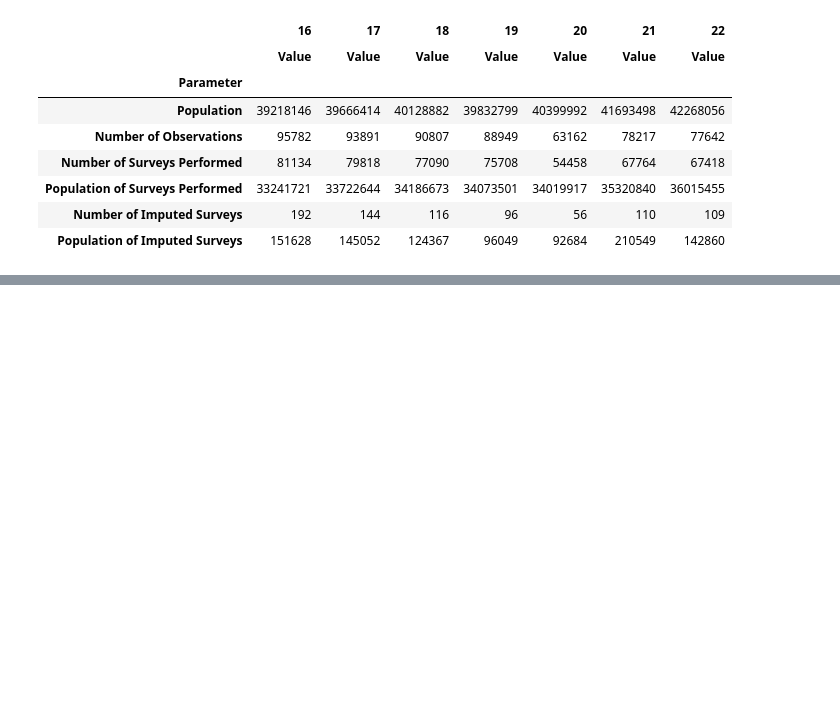
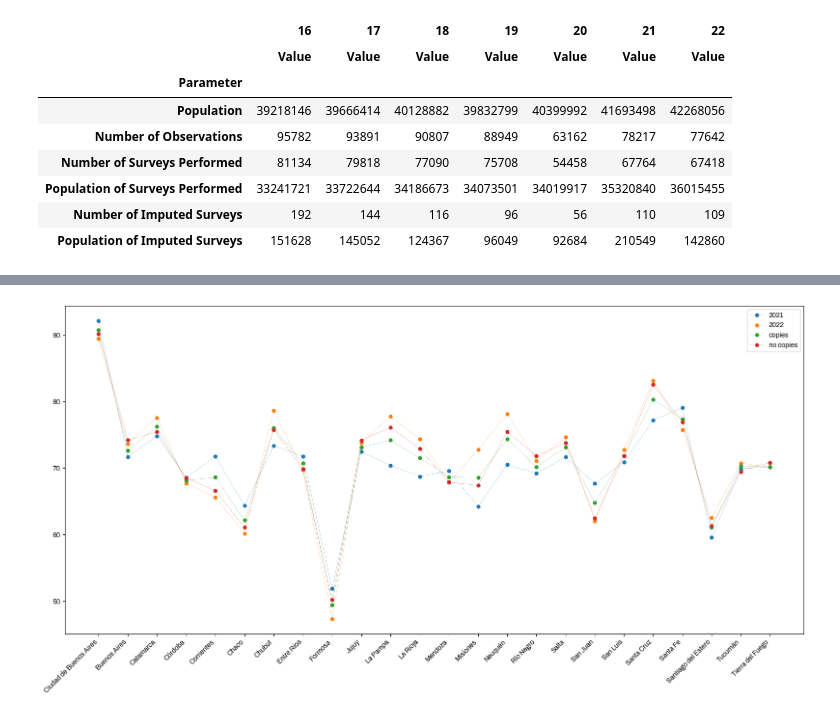
Before and after one commit to datos-Fundar/indice-mercado-trabajo-ingresos, a Jupyter notebook: scripts/04_chequeo_EPH.ipynb, the cells around one changed output, grey strips where cells are left out. Saved outputs shown, nothing was run; the diff lists cells and outputs as text; code cells hidden in the pictures; blank space fills up the shorter version.

```diff
--- a/scripts/04_chequeo_EPH.ipynb
+++ b/scripts/04_chequeo_EPH.ipynb
@@ -289,0 +776,11 @@ plt.hist(income_dist_2021['Weighted Income'], bins=100);
+# %%
+ratio_empleo, error_empleo = ratio_tasa_empleo(df_merged_with_copies, tipo='Urbano', base='Individual')
+ratio_desempleo, error_desempleo = ratio_tasa_desempleo(df_merged_with_copies, tipo='Urbano', base='Individual')
+ratio_informalidad, error_informalidad = ratio_tasa_registro(df_merged_with_copies, tipo='Urbano', base='Individual')
+ratio_horas_remuneradas, error_horas_remuneradas = ratio_tasa_horas_remuneradas(df_merged_with_copies, tipo='Urbano', base='Individual')
+ratio_poblacion_dependiente, error_poblacion_dependiente = ratio_tasa_poblacion_dependiente(df_merged_with_copies, tipo='Urbano', base='Individual')
+ratio_ingreso_laboral, error_ingreso_laboral = ratio_tasa_empleo(df_merged_with_copies, tipo='Urbano', base='Individual')
+ratio_pobreza, error_pobreza = ratio_tasa_empleo(df_merged_with_copies, tipo='Urbano', base='Individual')
+
+df_ratio_with_copies = df_merge_ratios(ratio_empleo, ratio_desempleo, ratio_informalidad, ratio_horas_remuneradas,
+                ratio_poblacion_dependiente, ratio_ingreso_laboral, ratio_pobreza, dict_cod_provincia)
@@ -289,0 +808,11 @@ plt.hist(income_dist_2021['Weighted Income'], bins=100);
+# %%
+ratio_empleo, error_empleo = ratio_tasa_empleo(df_merged_without_copies, tipo='Urbano', base='Individual')
+ratio_desempleo, error_desempleo = ratio_tasa_desempleo(df_merged_without_copies, tipo='Urbano', base='Individual')
+ratio_informalidad, error_informalidad = ratio_tasa_registro(df_merged_without_copies, tipo='Urbano', base='Individual')
+ratio_horas_remuneradas, error_horas_remuneradas = ratio_tasa_horas_remuneradas(df_merged_without_copies, tipo='Urbano', base='Individual')
+ratio_poblacion_dependiente, error_poblacion_dependiente = ratio_tasa_poblacion_dependiente(df_merged_without_copies, tipo='Urbano', base='Individual')
+ratio_ingreso_laboral, error_ingreso_laboral = ratio_tasa_empleo(df_merged_without_copies, tipo='Urbano', base='Individual')
+ratio_pobreza, error_pobreza = ratio_tasa_empleo(df_merged_without_copies, tipo='Urbano', base='Individual')
+
+df_ratio_without_copies = df_merge_ratios(ratio_empleo, ratio_desempleo, ratio_informalidad, ratio_horas_remuneradas,
+                ratio_poblacion_dependiente, ratio_ingreso_laboral, ratio_pobreza, dict_cod_provincia)
@@ -289,0 +840,6 @@ plt.hist(income_dist_2021['Weighted Income'], bins=100);
+# %%
+comparacion_indicadores = pd.DataFrame([df_ratio_2021['Actividad productiva'].iloc[:,0],
+        df_ratio_2022['Actividad productiva'].iloc[:,0],
+        df_ratio_with_copies['Actividad productiva'].iloc[:,0],
+        df_ratio_without_copies['Actividad productiva'].iloc[:,0]])
+comparacion_indicadores
@@ -289,0 +853,10 @@ plt.hist(income_dist_2021['Weighted Income'], bins=100);
+# %%
+fig = plt.figure(figsize=(18, 8))
+ax = plt.axes([0.05, 0.05, 0.85, 0.85])
+ax.plot(comparacion_indicadores.columns, comparacion_indicadores.T.values, marker='.', markersize=10, lw=0.2, label=['2021', '2022', 'copies', 'no copies'])
+ax.legend()
+for label in ax.get_xticklabels():
+  label.set_rotation(45)
+  label.set_ha('right')
+# %% [output]
+[figure, added]
```
Also changed, not shown: parts of 46 cells of this notebook, 12 other files.
